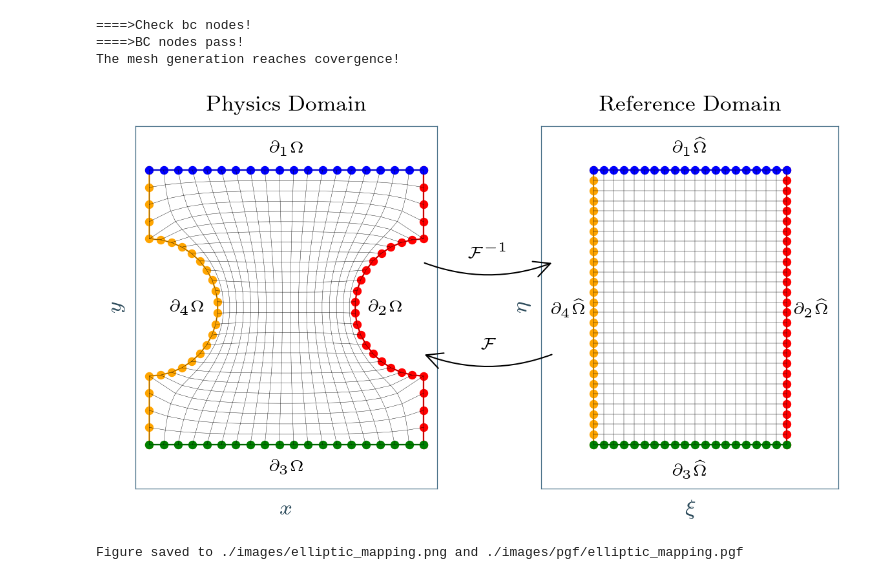
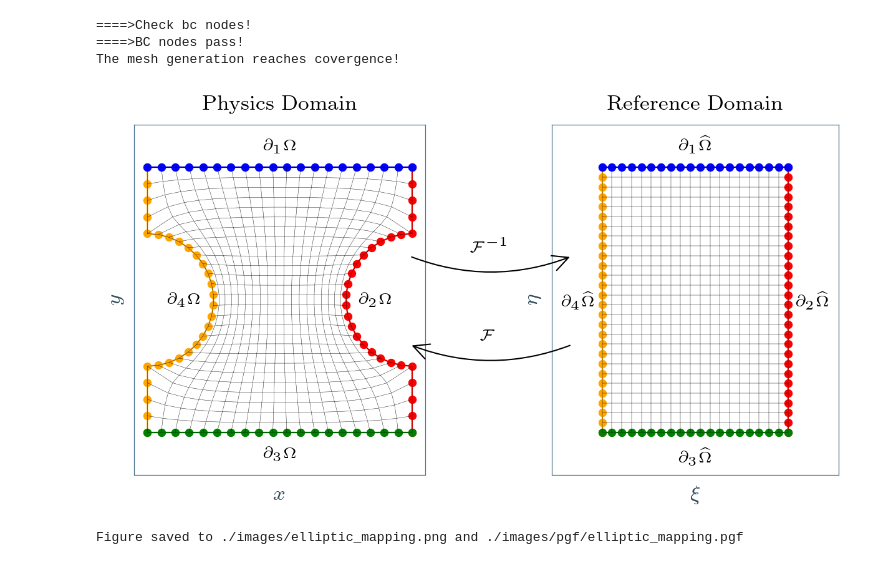
Before and after one commit to bonneted/PhD, a Jupyter notebook: chapters/III_ImprovingPINNs/03_spinn_geo_mapping.ipynb, the cells around one changed output. Cells and saved outputs as stored; diff of their text form; code cells hidden in the pictures.

Commit message:
correct pgf layout

```diff
--- a/chapters/III_ImprovingPINNs/03_spinn_geo_mapping.ipynb
+++ b/chapters/III_ImprovingPINNs/03_spinn_geo_mapping.ipynb
@@ -64,7 +64,7 @@ from matplotlib.patches import FancyArrowPatch
 book_config.set_as_current()
 page_width = get_current_config().page_width
 
-fig, ax = plt.subplots(1, 2,figsize=(page_width, page_width*0.5),dpi=300)
+fig, ax = plt.subplots(1, 2,figsize=(page_width, page_width*0.5),dpi=300, constrained_layout=True)
 plotBC(ax[0],myMesh.x,myMesh.y)
 plotMesh(ax[0],myMesh.x,myMesh.y,width=0.1)
 setAxisLabel(ax[0],'p')
@@ -105,7 +105,7 @@ arrow_fwd_h = 0.60
 arrow_inv_h = 0.40
 
 arrow_fw = FancyArrowPatch(
-    (0.425, arrow_fwd_h), (0.575, arrow_fwd_h),
+    (0.425, arrow_fwd_h), (0.615, arrow_fwd_h),
     transform=fig.transFigure,  # relative to figure coordinates
     connectionstyle="arc3,rad=0.2",
     arrowstyle="->",
@@ -114,43 +114,43 @@ arrow_fw = FancyArrowPatch(
     # color="black"
 )
 fig.patches.append(arrow_fw)
-fig.text(0.5, arrow_fwd_h, r'$\mathcal{F}^{-1}$', ha='center', va='bottom')
+fig.text(0.518, arrow_fwd_h, r'$\mathcal{F}^{-1}$', ha='center', va='bottom')
 
 # Inverse mapping arrow (Reference -> Physics)
 arrow_inv = FancyArrowPatch(
-    (0.575, arrow_inv_h), (0.425, arrow_inv_h),
+    (0.615, arrow_inv_h), (0.425, arrow_inv_h),
     transform=fig.transFigure,
     connectionstyle="arc3,rad=-0.2",
     arrowstyle="->",
     mutation_scale=15,
     linewidth=0.5,
     # color="black"
 )
 fig.patches.append(arrow_inv)
-fig.text(0.5, arrow_inv_h, r'$\mathcal{F}$', ha='center', va='bottom')
+fig.text(0.516, arrow_inv_h, r'$\mathcal{F}$', ha='center', va='bottom')
 
 # ---- Boundary labels ----
 # Physics domain
 ax[0].text(0.5, 0.92, r'$\partial_1\Omega$', ha='center', va='bottom', transform=ax[0].transAxes)
 ax[0].text(0.77, 0.5, r'$\partial_2\Omega$', ha='left', va='center', transform=ax[0].transAxes)
 ax[0].text(0.5, 0.08, r'$\partial_3\Omega$', ha='center', va='top', transform=ax[0].transAxes)
 ax[0].text(0.23, 0.5, r'$\partial_4\Omega$', ha='right', va='center', transform=ax[0].transAxes)
 
 # Reference domain
 ax[1].text(0.5, 0.92, r'$\partial_1\widehat{\Omega}$', ha='center', va='bottom', transform=ax[1].transAxes)
 ax[1].text(0.85, 0.5, r'$\partial_2\widehat{\Omega}$', ha='left', va='center', transform=ax[1].transAxes)
 ax[1].text(0.5, 0.08, r'$\partial_3\widehat{\Omega}$', ha='center', va='top', transform=ax[1].transAxes)
 ax[1].text(0.15, 0.5, r'$\partial_4\widehat{\Omega}$', ha='right', va='center', transform=ax[1].transAxes)
 
-fig.tight_layout()
+# fig.tight_layout()
 plt.show()
 
 if save_fig:
     figure_folder = "./images"
     os.makedirs(figure_folder + '/pgf', exist_ok=True)
-    fig.savefig(os.path.join(figure_folder, 'pgf', 'elliptic_mapping.pgf'), bbox_inches='tight')
+    fig.savefig(os.path.join(figure_folder, 'pgf', 'elliptic_mapping.pgf'))
     fig.savefig(os.path.join(figure_folder, 'elliptic_mapping.png'), dpi=300, bbox_inches='tight')
     print(f"Figure saved to {figure_folder}/elliptic_mapping.png and {figure_folder}/pgf/elliptic_mapping.pgf")
 # %% [output]
-[figure, old version]
+[figure, new version]
 Figure saved to ./images/elliptic_mapping.png and ./images/pgf/elliptic_mapping.pgf
```
Also changed, not shown: 2 other files.
